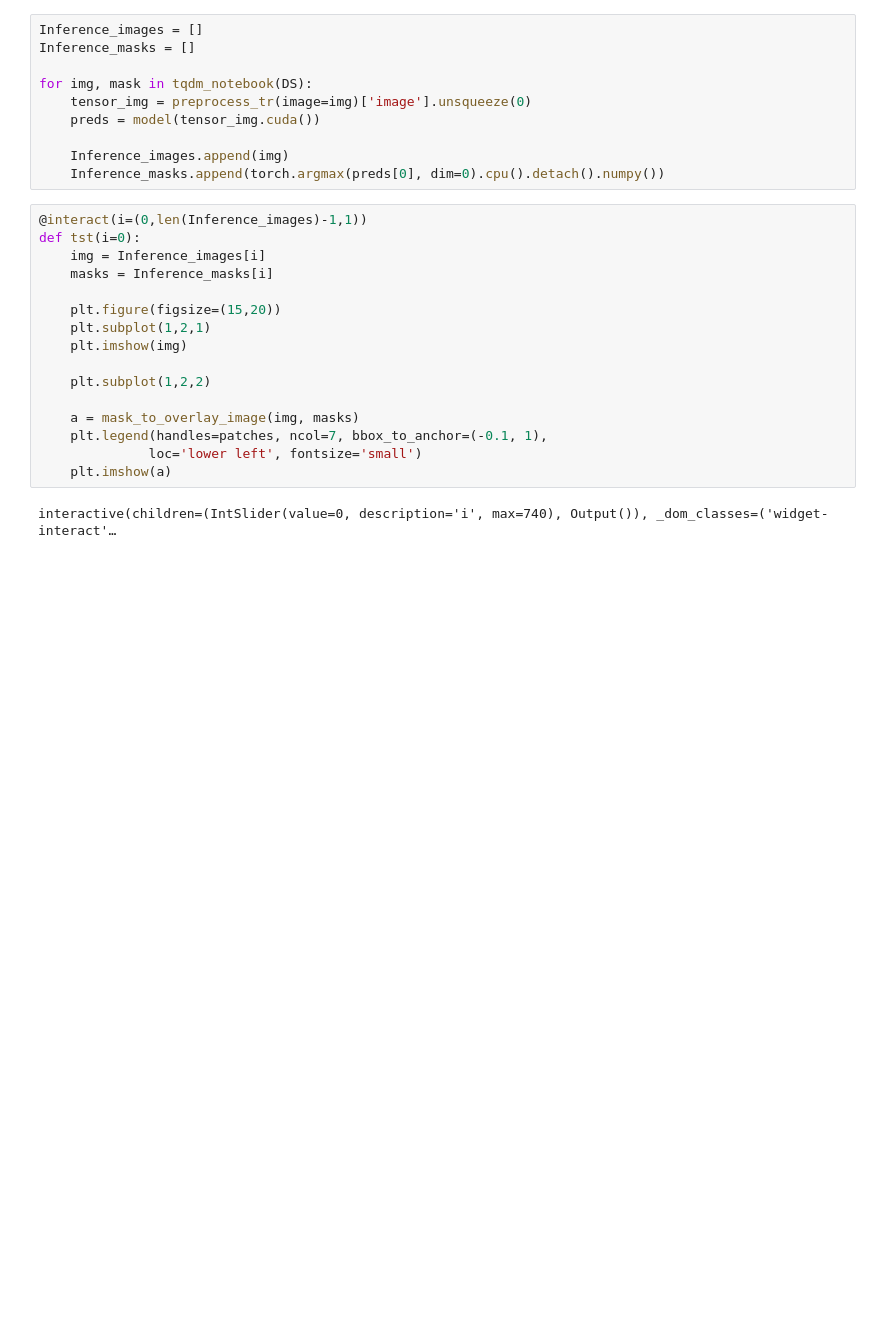
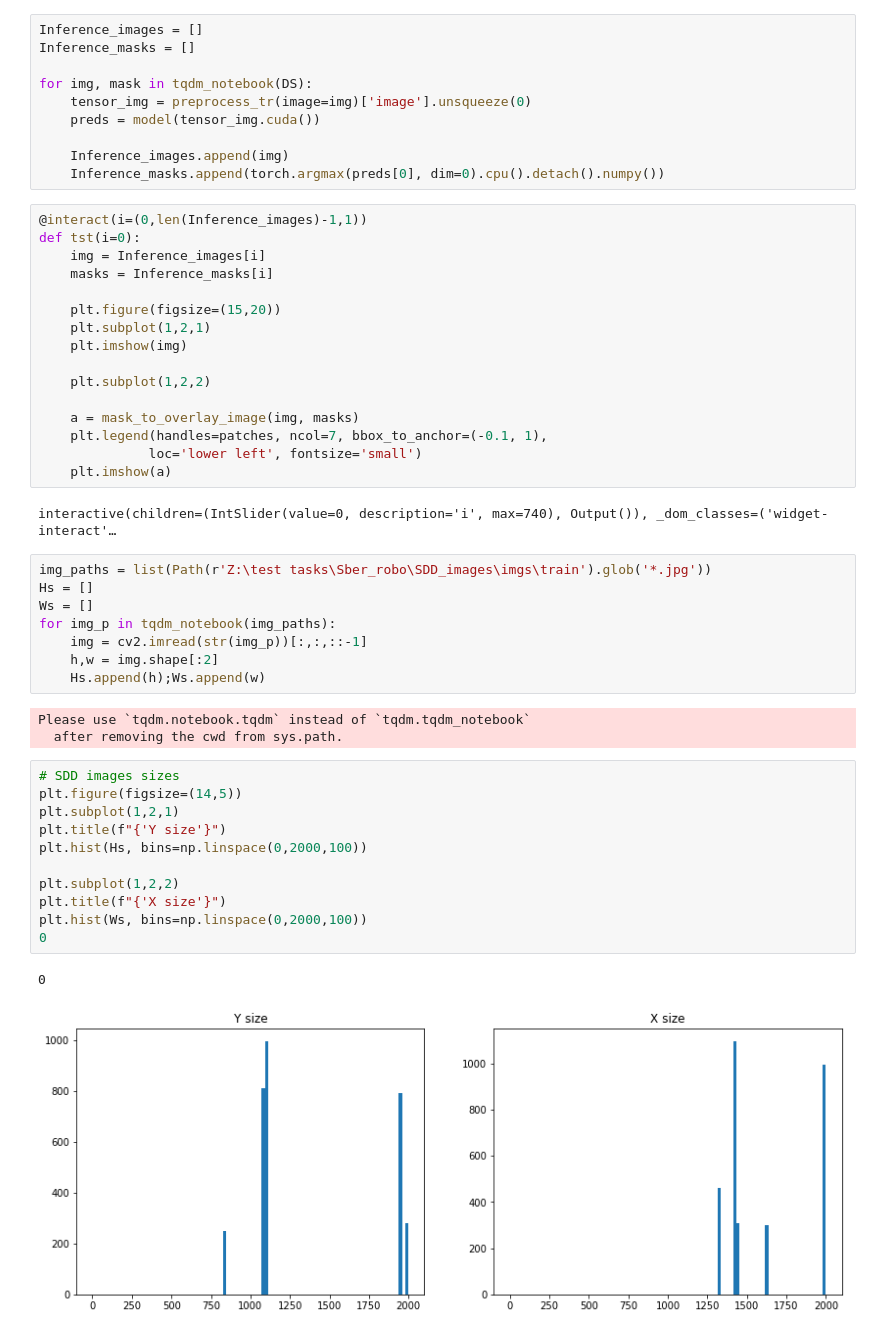
Before and after one commit to jedivova/StanfordDroneDataset-Segmentation, a Jupyter notebook: dataset parsing.ipynb, the cells around one changed output. Cells and saved outputs as stored; diff of their text form; blank space fills up the shorter version.

```diff
--- a/dataset parsing.ipynb
+++ b/dataset parsing.ipynb
@@ -392,3 +392,28 @@ def tst(i=0):
     plt.imshow(a)
 # %% [output]
 interactive(children=(IntSlider(value=0, description='i', max=740), Output()), _dom_classes=('widget-interact'…
+# %%
+img_paths = list(Path(r'Z:\test tasks\Sber_robo\SDD_images\imgs\train').glob('*.jpg'))
+Hs = []
+Ws = []
+for img_p in tqdm_notebook(img_paths):
+    img = cv2.imread(str(img_p))[:,:,::-1]
+    h,w = img.shape[:2]
+    Hs.append(h);Ws.append(w)
+# %% [output]
+Please use `tqdm.notebook.tqdm` instead of `tqdm.tqdm_notebook`
+  after removing the cwd from sys.path.
+# %%
+# SDD images sizes
+plt.figure(figsize=(14,5))
+plt.subplot(1,2,1)
+plt.title(f"{'Y size'}")
+plt.hist(Hs, bins=np.linspace(0,2000,100))
+
+plt.subplot(1,2,2)
+plt.title(f"{'X size'}")
+plt.hist(Ws, bins=np.linspace(0,2000,100))
+0
+# %% [output]
+0
+[figure, added]
```
Also changed, not shown: 28 other files.
